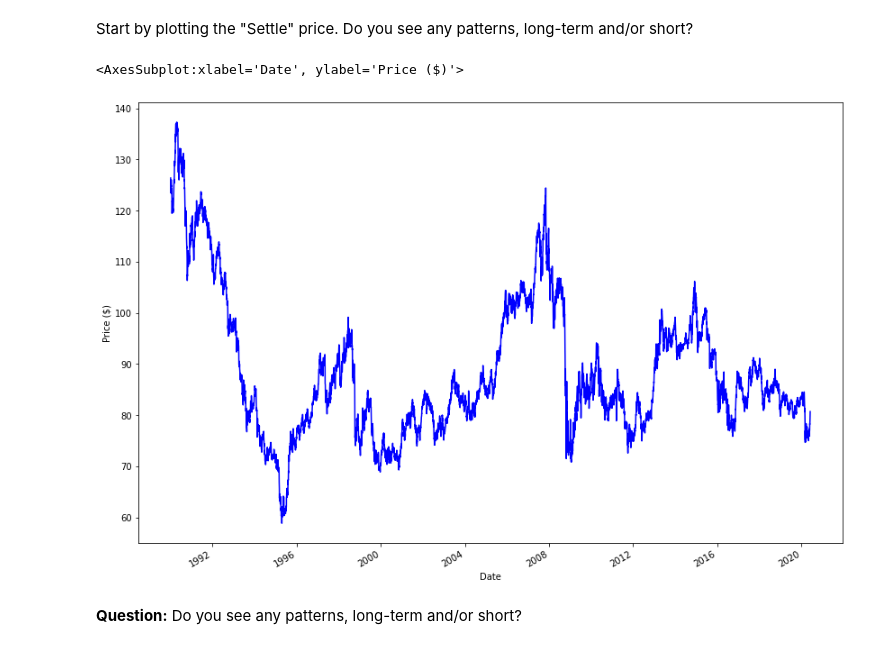
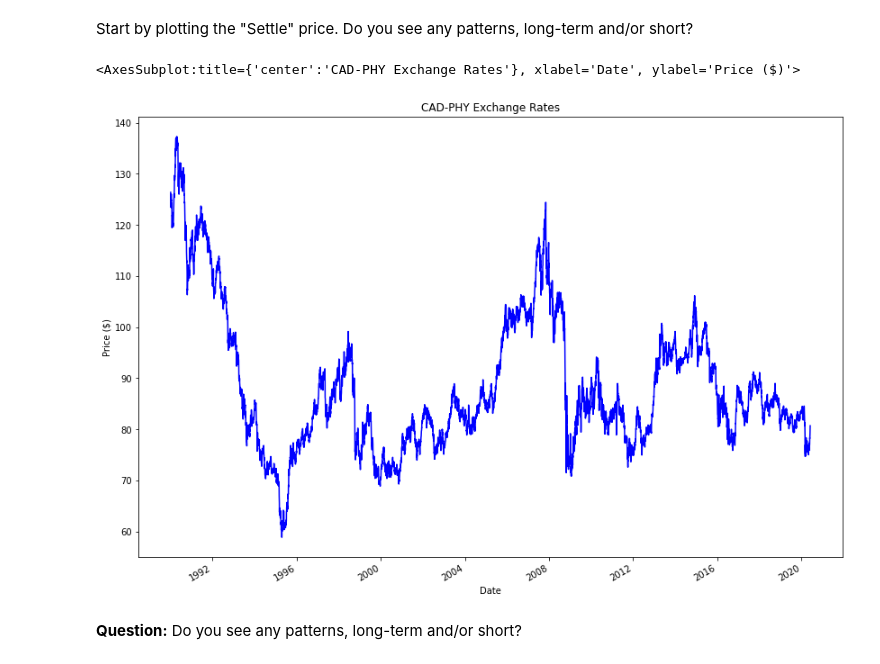
Before and after one commit to muramemory/Fintech-TimeSeries, a Jupyter notebook: Code/time_series_analysis.ipynb, the cells around one changed output. Drawn from its saved outputs; the diff is of its cells as text; code cells hidden in the pictures.

Commit message:
saved images and cleaned up time series kernel

```diff
--- a/Code/time_series_analysis.ipynb
+++ b/Code/time_series_analysis.ipynb
@@ -42,11 +42,11 @@ cad_jpy_df.head()
 # %%
 # Plot just the "Price" column from the dataframe:
 # YOUR CODE HERE!
 
-cad_jpy_df['Price'].plot(figsize=(14,10),color='blue',ylabel='Price ($)')
+cad_jpy_df['Price'].plot(figsize=(14,10),color='blue',ylabel='Price ($)', title='CAD-PHY Exchange Rates')
 # %% [output]
-<AxesSubplot:xlabel='Date', ylabel='Price ($)'>
+<AxesSubplot:title={'center':'CAD-PHY Exchange Rates'}, xlabel='Date', ylabel='Price ($)'>
-[figure, old version]
+[figure, new version]
 # %% [markdown]
 **Question:** Do you see any patterns, long-term and/or short?
 # %% [markdown]
```
Also changed, not shown: parts of 4 cells of this notebook, 2 other files.
